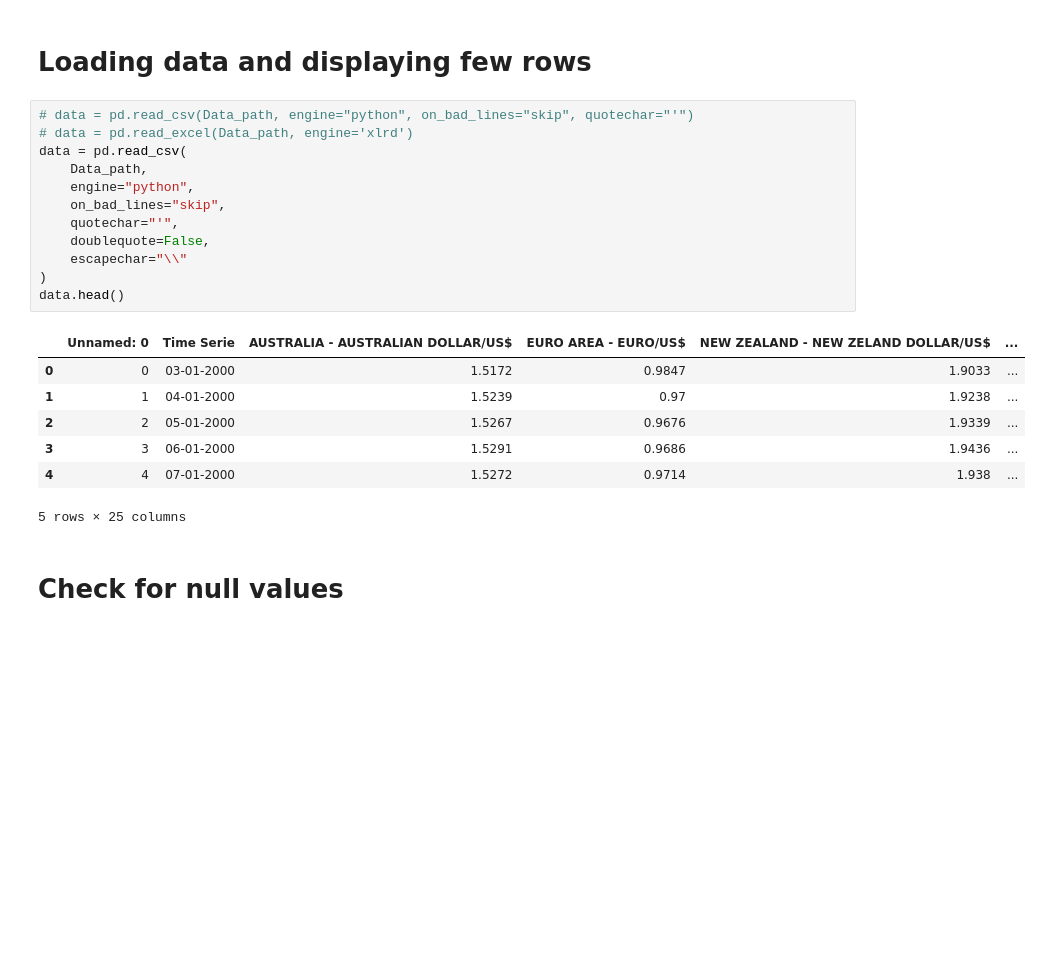
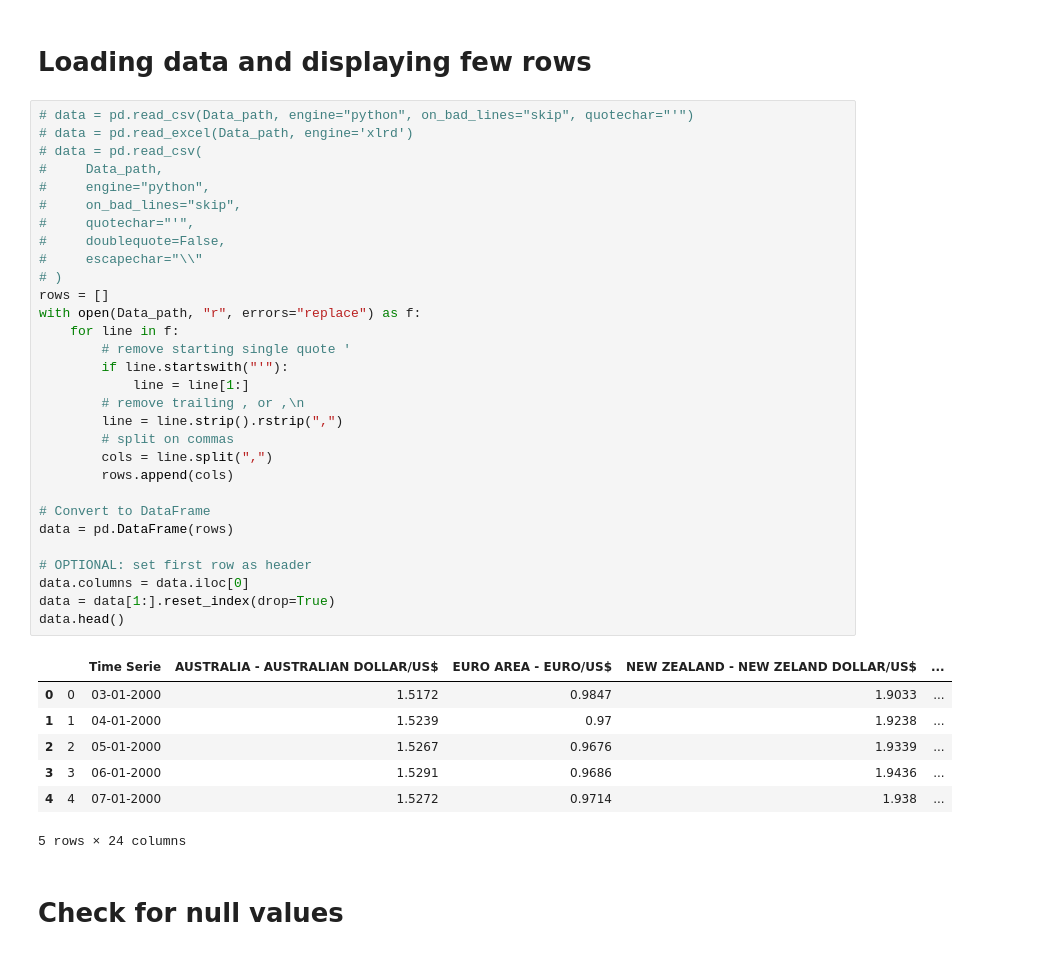
Before and after one commit to Koel09/DS_LSTM_ForexCurrencyPredictor, a Jupyter notebook: ForexCurrencyPredictor_LSTM.ipynb, the cells around one changed output. Drawn from its saved outputs; the diff is of its cells as text; blank space fills up the shorter version.

```diff
--- a/ForexCurrencyPredictor_LSTM.ipynb
+++ b/ForexCurrencyPredictor_LSTM.ipynb
@@ -17,23 +17,41 @@ import seaborn as sns
 # %%
 # data = pd.read_csv(Data_path, engine="python", on_bad_lines="skip", quotechar="'")
 # data = pd.read_excel(Data_path, engine='xlrd')
-data = pd.read_csv(
-    Data_path,
-    engine="python",
-    on_bad_lines="skip",
-    quotechar="'",
-    doublequote=False,
-    escapechar="\\"
-)
+# data = pd.read_csv(
+#     Data_path,
+#     engine="python",
+#     on_bad_lines="skip",
+#     quotechar="'",
+#     doublequote=False,
+#     escapechar="\\"
+# )
+rows = []
+with open(Data_path, "r", errors="replace") as f:
+    for line in f:
+        # remove starting single quote '
+        if line.startswith("'"):
+            line = line[1:]
+        # remove trailing , or ,\n
+        line = line.strip().rstrip(",")
+        # split on commas
+        cols = line.split(",")
+        rows.append(cols)
+
+# Convert to DataFrame
+data = pd.DataFrame(rows)
+
+# OPTIONAL: set first row as header
+data.columns = data.iloc[0]
+data = data[1:].reset_index(drop=True)
 data.head()
 # %% [output]
-|  | Unnamed: 0 | Time Serie | AUSTRALIA - AUSTRALIAN DOLLAR/US$ | EURO AREA - EURO/US$ | NEW ZEALAND - NEW ZELAND DOLLAR/US$ | ... |
+|  |  | Time Serie | AUSTRALIA - AUSTRALIAN DOLLAR/US$ | EURO AREA - EURO/US$ | NEW ZEALAND - NEW ZELAND DOLLAR/US$ | ... |
 | 0 | 0 | 03-01-2000 | 1.5172 | 0.9847 | 1.9033 | ... |
 | 1 | 1 | 04-01-2000 | 1.5239 | 0.97 | 1.9238 | ... |
 | 2 | 2 | 05-01-2000 | 1.5267 | 0.9676 | 1.9339 | ... |
 | 3 | 3 | 06-01-2000 | 1.5291 | 0.9686 | 1.9436 | ... |
 | 4 | 4 | 07-01-2000 | 1.5272 | 0.9714 | 1.938 | ... |
-5 rows × 25 columns
+5 rows × 24 columns
 # %% [markdown]
 # **Check for null values**
 # %%
```
Also changed, not shown: parts of 15 cells of this notebook.
